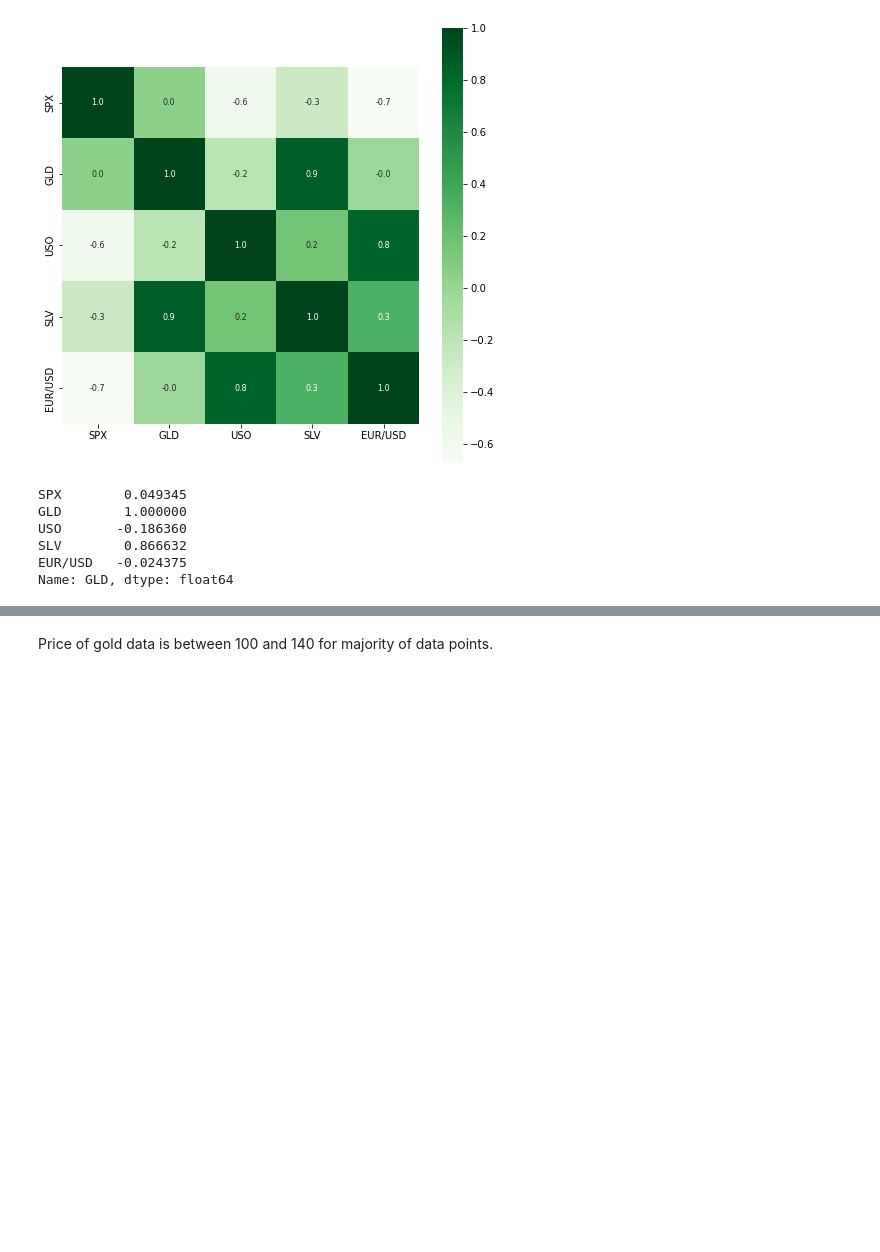
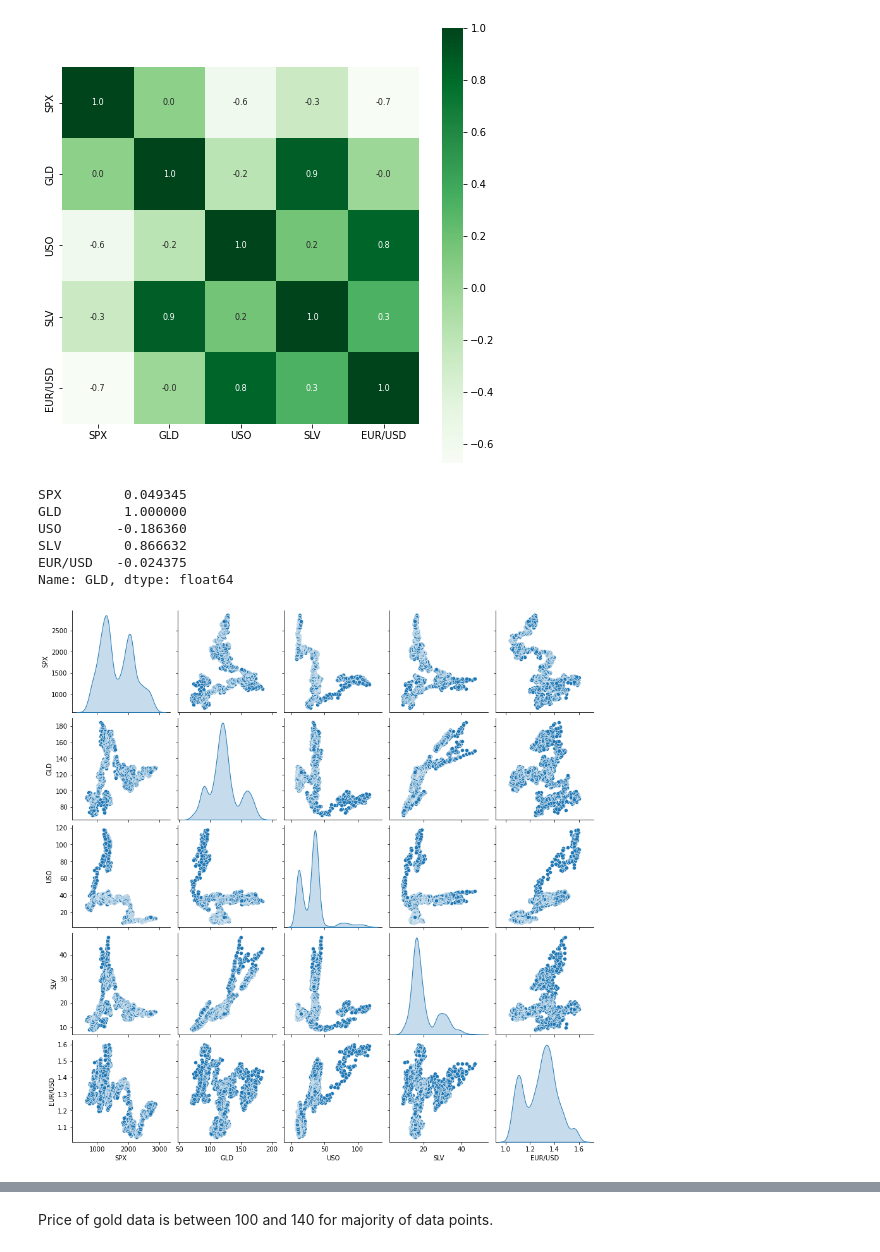
Before and after one commit to kuldeeplohani/Predicting-Gold-Price-ML-Model, a Jupyter notebook: Gold Price Prediction ML Model.ipynb, the cells around one changed output, grey strips where cells are left out. Drawn from its saved outputs; the diff is of its cells as text; code cells hidden in the pictures; blank space fills up the shorter version.

```diff
--- a/Gold Price Prediction ML Model.ipynb
+++ b/Gold Price Prediction ML Model.ipynb
@@ -127,3 +128,9 @@ USO       -0.186360
 SLV        0.866632
 EUR/USD   -0.024375
 Name: GLD, dtype: float64
+# %%
+# generating the pair plot
+sns.pairplot(gold_data,diag_kind='kde')
+plt.show()
+# %% [output]
+[figure, added]
```
Also changed, not shown: parts of 10 cells of this notebook.
